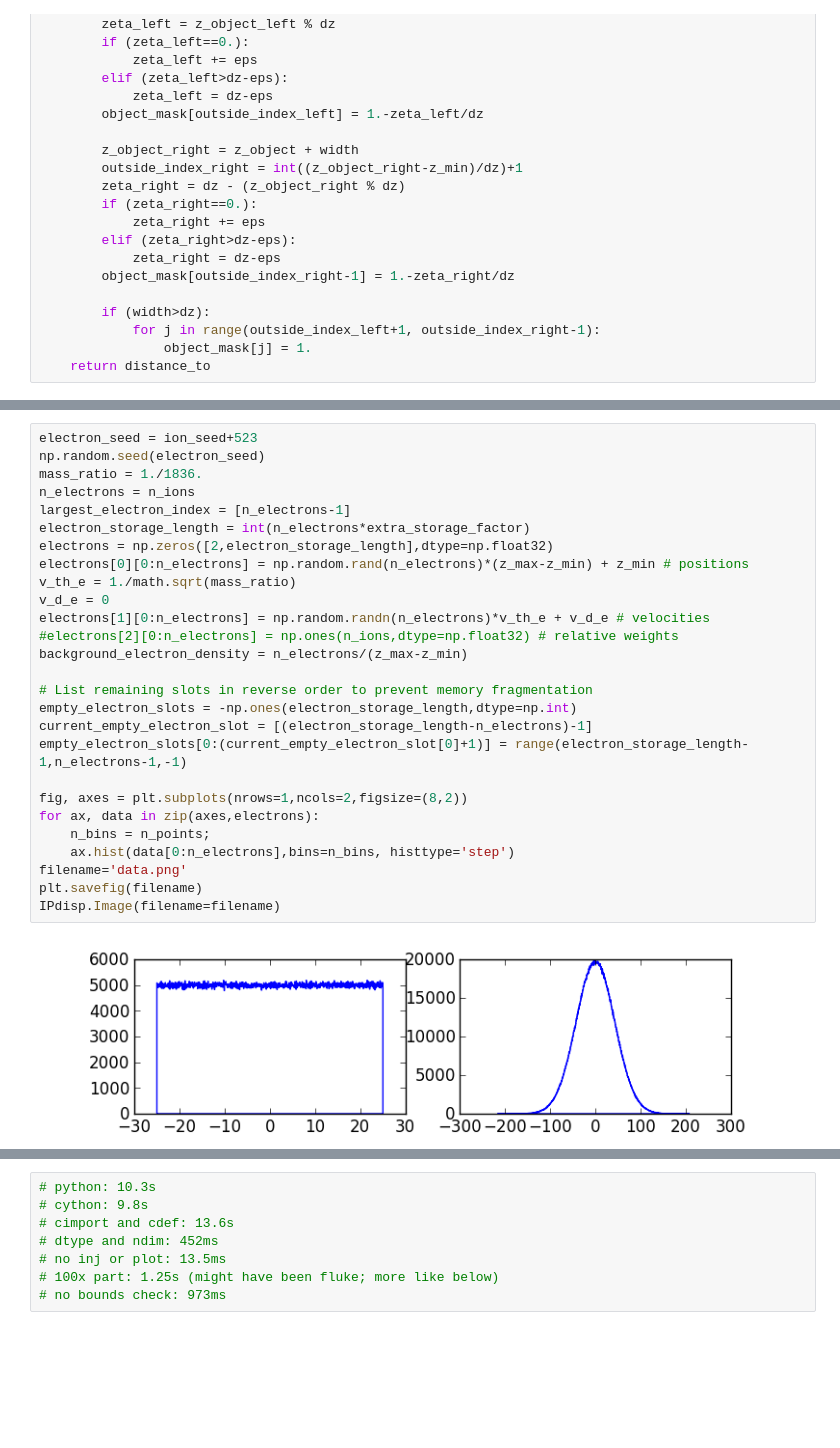
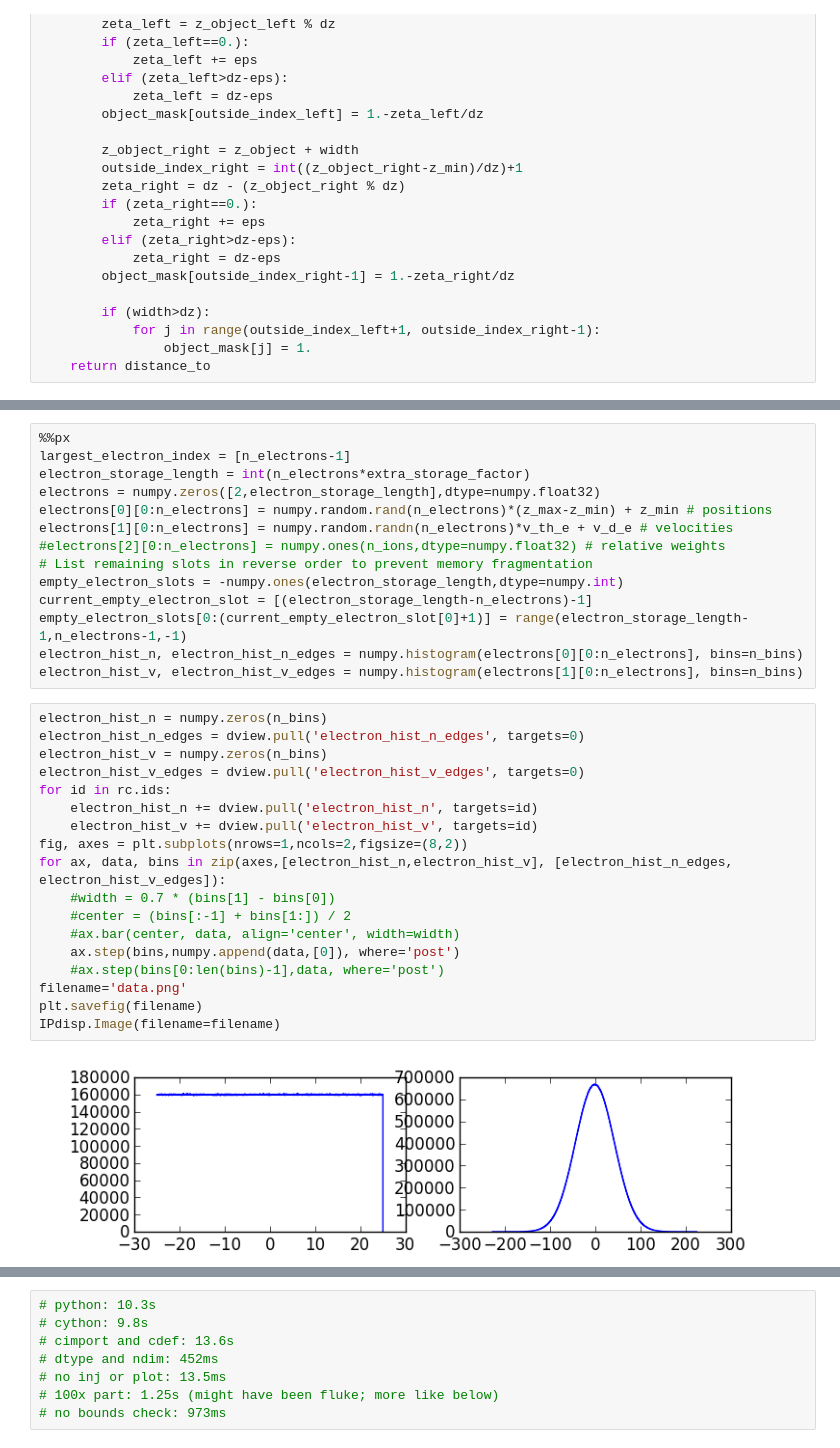
Before and after one commit to ctzhou/ESPIC_hole_tracking, a Jupyter notebook: infMagSim.ipynb, the cells around one changed output, grey strips where cells are left out. Cells and saved outputs as stored; diff of their text form; blank space fills up the shorter version.

```diff
--- a/infMagSim.ipynb
+++ b/infMagSim.ipynb
@@ -117,29 +172,34 @@ IPdisp.Image(filename=filename)
 # %%
-electron_seed = ion_seed+523
-np.random.seed(electron_seed)
-mass_ratio = 1./1836.
-n_electrons = n_ions
+%%px
 largest_electron_index = [n_electrons-1]
 electron_storage_length = int(n_electrons*extra_storage_factor)
-electrons = np.zeros([2,electron_storage_length],dtype=np.float32)
-electrons[0][0:n_electrons] = np.random.rand(n_electrons)*(z_max-z_min) + z_min # positions
-v_th_e = 1./math.sqrt(mass_ratio)
-v_d_e = 0
-electrons[1][0:n_electrons] = np.random.randn(n_electrons)*v_th_e + v_d_e # velocities
-#electrons[2][0:n_electrons] = np.ones(n_ions,dtype=np.float32) # relative weights
-background_electron_density = n_electrons/(z_max-z_min)
-
+electrons = numpy.zeros([2,electron_storage_length],dtype=numpy.float32)
+electrons[0][0:n_electrons] = numpy.random.rand(n_electrons)*(z_max-z_min) + z_min # positions
+electrons[1][0:n_electrons] = numpy.random.randn(n_electrons)*v_th_e + v_d_e # velocities
+#electrons[2][0:n_electrons] = numpy.ones(n_ions,dtype=numpy.float32) # relative weights
 # List remaining slots in reverse order to prevent memory fragmentation
-empty_electron_slots = -np.ones(electron_storage_length,dtype=np.int)
+empty_electron_slots = -numpy.ones(electron_storage_length,dtype=numpy.int)
 current_empty_electron_slot = [(electron_storage_length-n_electrons)-1]
 empty_electron_slots[0:(current_empty_electron_slot[0]+1)] = range(electron_storage_length-1,n_electrons-1,-1)
-
-fig, axes = plt.subplots(nrows=1,ncols=2,figsize=(8,2))
-for ax, data in zip(axes,electrons):
-    n_bins = n_points;
-    ax.hist(data[0:n_electrons],bins=n_bins, histtype='step')
-filename='data.png'
-plt.savefig(filename)
-IPdisp.Image(filename=filename)
+electron_hist_n, electron_hist_n_edges = numpy.histogram(electrons[0][0:n_electrons], bins=n_bins)
+electron_hist_v, electron_hist_v_edges = numpy.histogram(electrons[1][0:n_electrons], bins=n_bins)
-# %% [output]
-[figure, removed]
+# %%
+electron_hist_n = numpy.zeros(n_bins)
+electron_hist_n_edges = dview.pull('electron_hist_n_edges', targets=0)
+electron_hist_v = numpy.zeros(n_bins)
+electron_hist_v_edges = dview.pull('electron_hist_v_edges', targets=0)
+for id in rc.ids:
+    electron_hist_n += dview.pull('electron_hist_n', targets=id)
+    electron_hist_v += dview.pull('electron_hist_v', targets=id)
+fig, axes = plt.subplots(nrows=1,ncols=2,figsize=(8,2))
+for ax, data, bins in zip(axes,[electron_hist_n,electron_hist_v], [electron_hist_n_edges, electron_hist_v_edges]):
+    #width = 0.7 * (bins[1] - bins[0])
+    #center = (bins[:-1] + bins[1:]) / 2
+    #ax.bar(center, data, align='center', width=width)
+    ax.step(bins,numpy.append(data,[0]), where='post')
+    #ax.step(bins[0:len(bins)-1],data, where='post')
+filename='data.png'
+plt.savefig(filename)
+IPdisp.Image(filename=filename)
+# %% [output]
+[figure, added]
```
Also changed, not shown: parts of 21 cells of this notebook, 1 other file.
